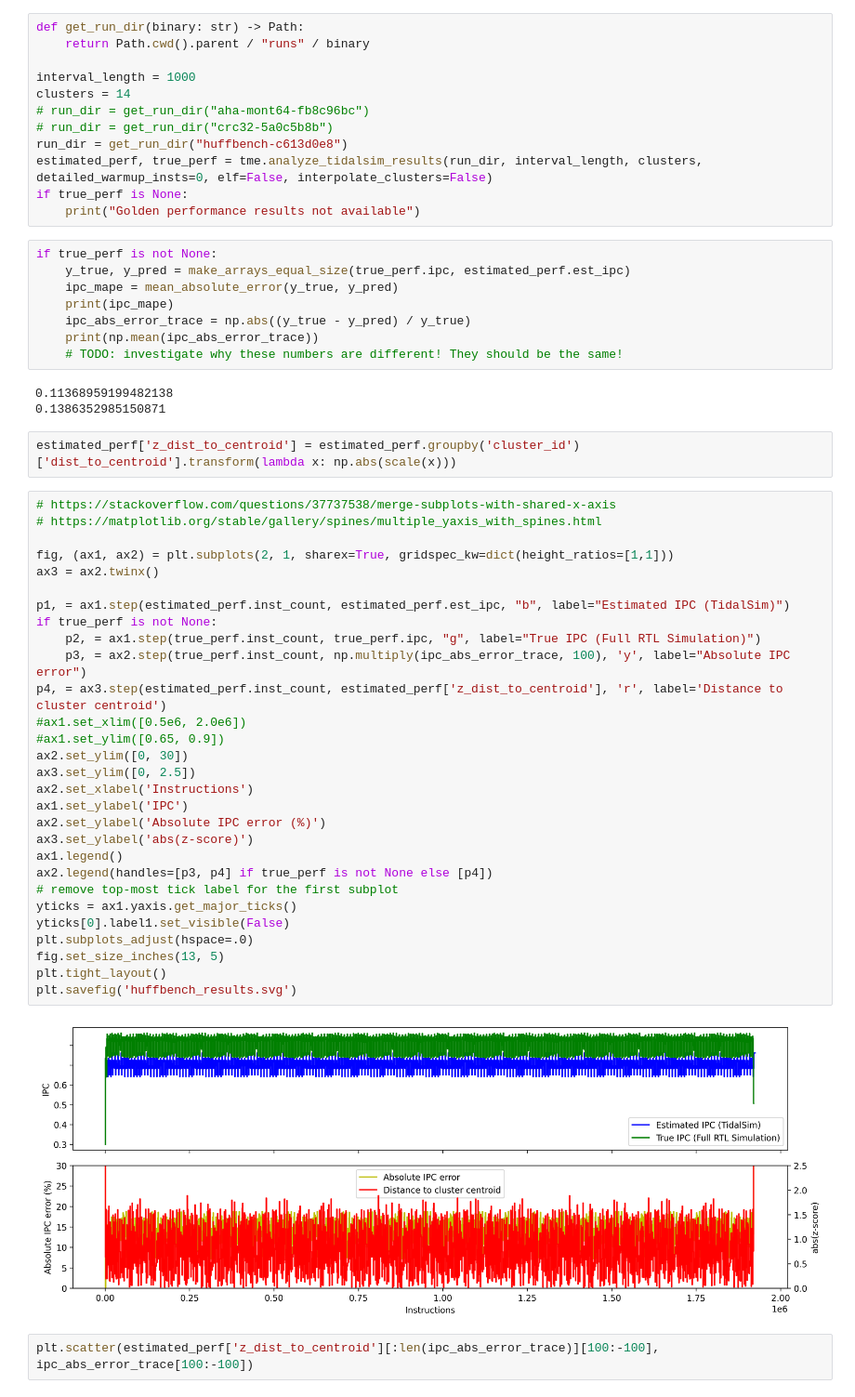
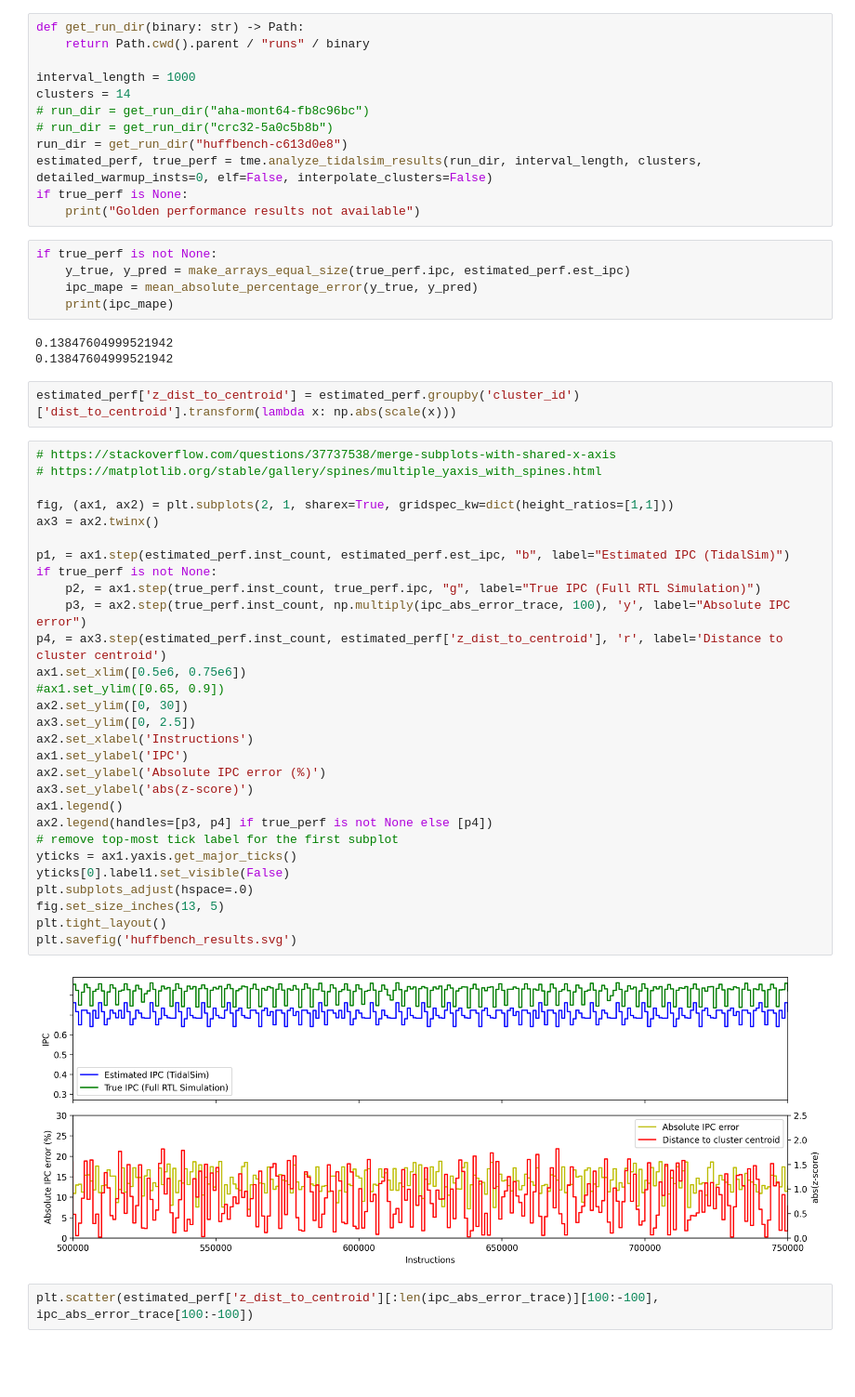
Before and after one commit to euphoric-hardware/tidalsim, a Jupyter notebook: notebooks/Plotting.ipynb, the cells around one changed output. Shown: that part at 93% size. Saved outputs shown, nothing was run; the diff lists cells and outputs as text; blank space fills up the shorter version.

Commit message:
fix MAPE function in Plotting.ipynb

```diff
--- a/notebooks/Plotting.ipynb
+++ b/notebooks/Plotting.ipynb
@@ -35,47 +35,44 @@ if true_perf is None:
 # %%
 if true_perf is not None:
     y_true, y_pred = make_arrays_equal_size(true_perf.ipc, estimated_perf.est_ipc)
-    ipc_mape = mean_absolute_error(y_true, y_pred)
+    ipc_mape = mean_absolute_percentage_error(y_true, y_pred)
     print(ipc_mape)
-    ipc_abs_error_trace = np.abs((y_true - y_pred) / y_true)
-    print(np.mean(ipc_abs_error_trace))
-    # TODO: investigate why these numbers are different! They should be the same!
 # %% [output]
-0.11368959199482138
-0.1386352985150871
+0.13847604999521942
+0.13847604999521942
 # %%
 estimated_perf['z_dist_to_centroid'] = estimated_perf.groupby('cluster_id')['dist_to_centroid'].transform(lambda x: np.abs(scale(x)))
 # %%
 # https://stackoverflow.com/questions/37737538/merge-subplots-with-shared-x-axis
 # https://matplotlib.org/stable/gallery/spines/multiple_yaxis_with_spines.html
 
 fig, (ax1, ax2) = plt.subplots(2, 1, sharex=True, gridspec_kw=dict(height_ratios=[1,1]))
 ax3 = ax2.twinx()
 
 p1, = ax1.step(estimated_perf.inst_count, estimated_perf.est_ipc, "b", label="Estimated IPC (TidalSim)")
 if true_perf is not None:
     p2, = ax1.step(true_perf.inst_count, true_perf.ipc, "g", label="True IPC (Full RTL Simulation)")
     p3, = ax2.step(true_perf.inst_count, np.multiply(ipc_abs_error_trace, 100), 'y', label="Absolute IPC error")
 p4, = ax3.step(estimated_perf.inst_count, estimated_perf['z_dist_to_centroid'], 'r', label='Distance to cluster centroid')
-#ax1.set_xlim([0.5e6, 2.0e6])
+ax1.set_xlim([0.5e6, 0.75e6])
 #ax1.set_ylim([0.65, 0.9])
 ax2.set_ylim([0, 30])
 ax3.set_ylim([0, 2.5])
 ax2.set_xlabel('Instructions')
 ax1.set_ylabel('IPC')
 ax2.set_ylabel('Absolute IPC error (%)')
 ax3.set_ylabel('abs(z-score)')
 ax1.legend()
 ax2.legend(handles=[p3, p4] if true_perf is not None else [p4])
 # remove top-most tick label for the first subplot
 yticks = ax1.yaxis.get_major_ticks()
 yticks[0].label1.set_visible(False)
 plt.subplots_adjust(hspace=.0)
 fig.set_size_inches(13, 5)
 plt.tight_layout()
 plt.savefig('huffbench_results.svg')
 # %% [output]
-[figure, old version]
+[figure, new version]
 # %%
 plt.scatter(estimated_perf['z_dist_to_centroid'][:len(ipc_abs_error_trace)][100:-100], ipc_abs_error_trace[100:-100])
 # %% [output]
```
Also changed, not shown: parts of 1 cell of this notebook.
